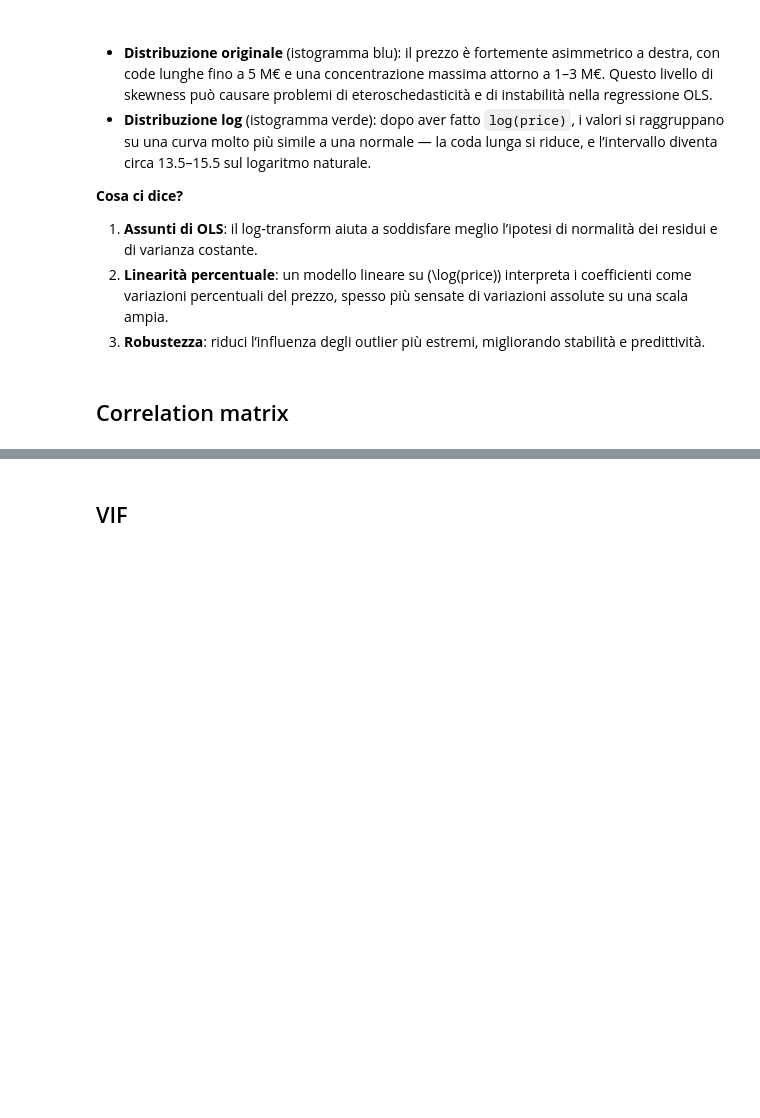
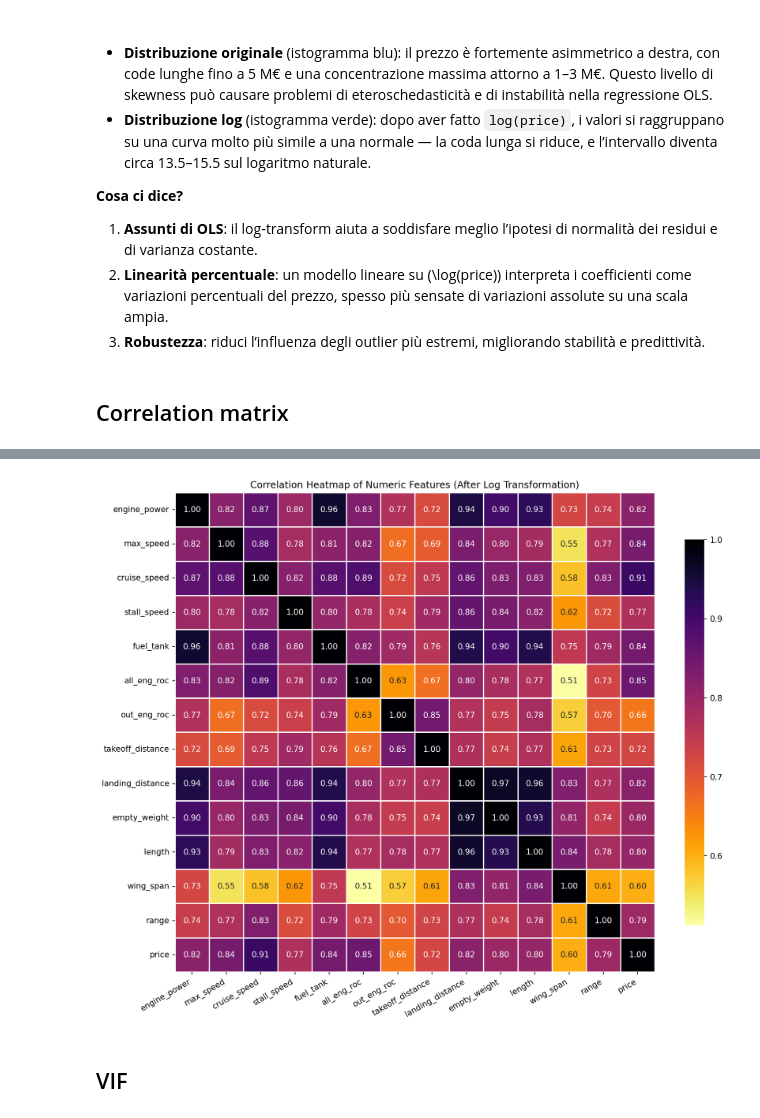
Before and after one commit to aminb00/StatisticalLearningProject, a Jupyter notebook: AircraftPRICE project/DataPreparation.ipynb, the cells around one changed output, grey strips where cells are left out. Cells and saved outputs as stored; diff of their text form; code cells hidden in the pictures; blank space fills up the shorter version.

```diff
--- a/AircraftPRICE project/DataPreparation.ipynb
+++ b/AircraftPRICE project/DataPreparation.ipynb
@@ -178,26 +289,29 @@ else:
 # %%
 # Seleziona le colonne numeriche
 numeric_data = logData.select_dtypes(include=[np.number])
 if numeric_data.shape[1] >= 4:
     # Calcola la matrice di correlazione
     corr = numeric_data.corr()
 
-    # Imposta la figura
-    plt.figure(figsize=(12, 10))
+    # Imposta la figura con una risoluzione migliore
+    plt.figure(figsize=(12, 10), dpi=150)
     sns.heatmap(
         corr,
         annot=True,
         fmt='.2f',
         cmap='inferno_r',
         square=True,
         linewidths=.5,
         cbar_kws={"shrink": .75}
     )
     plt.title('Correlation Heatmap of Numeric Features (After Log Transformation)')
+    plt.xticks(rotation=30, ha='right')  # Inclina i nomi dell'asse x di 30 gradi
     plt.tight_layout()
     plt.show()
 else:
     print('Not enough numeric columns for a meaningful correlation heatmap')
+# %% [output]
+[figure, added]
 # %% [markdown]
 ## VIF
 # %% [markdown]
```
Also changed, not shown: parts of 33 cells of this notebook, 6 other files.
